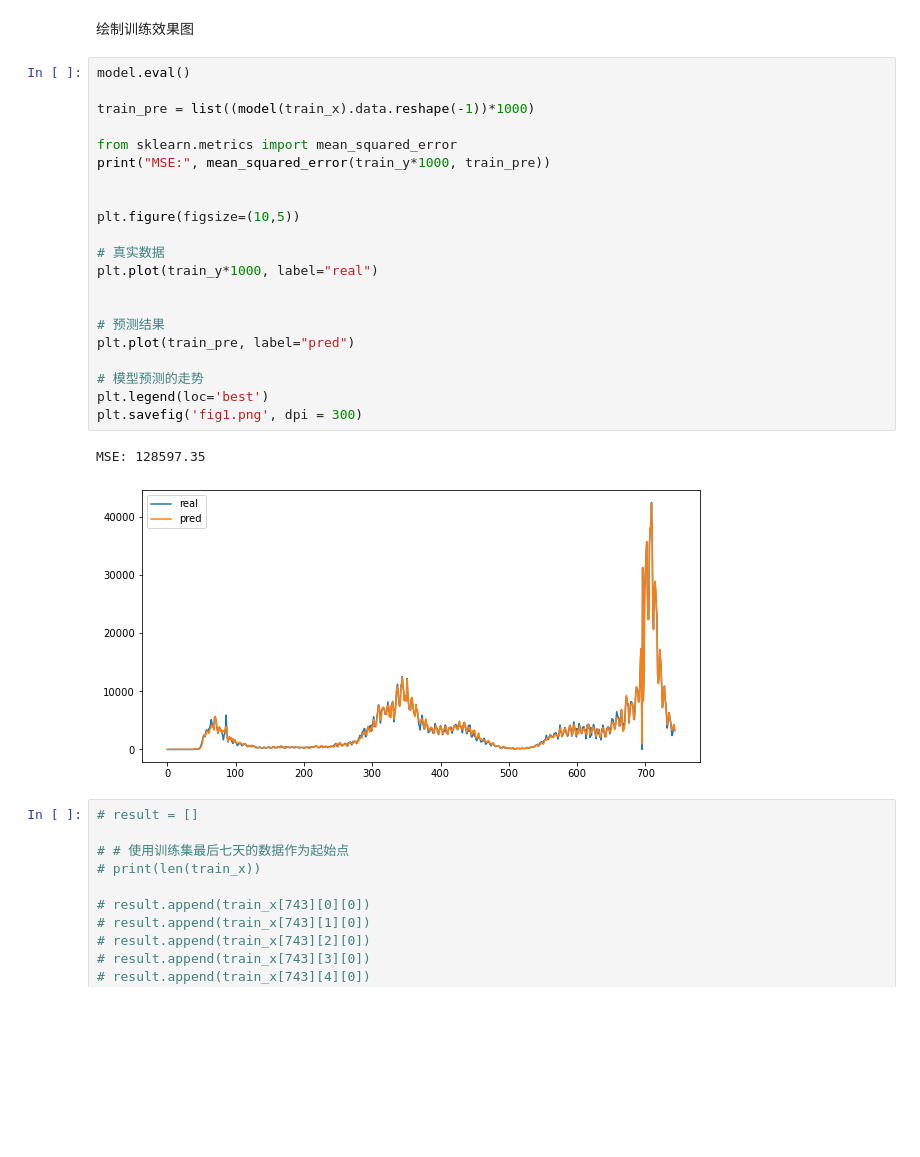
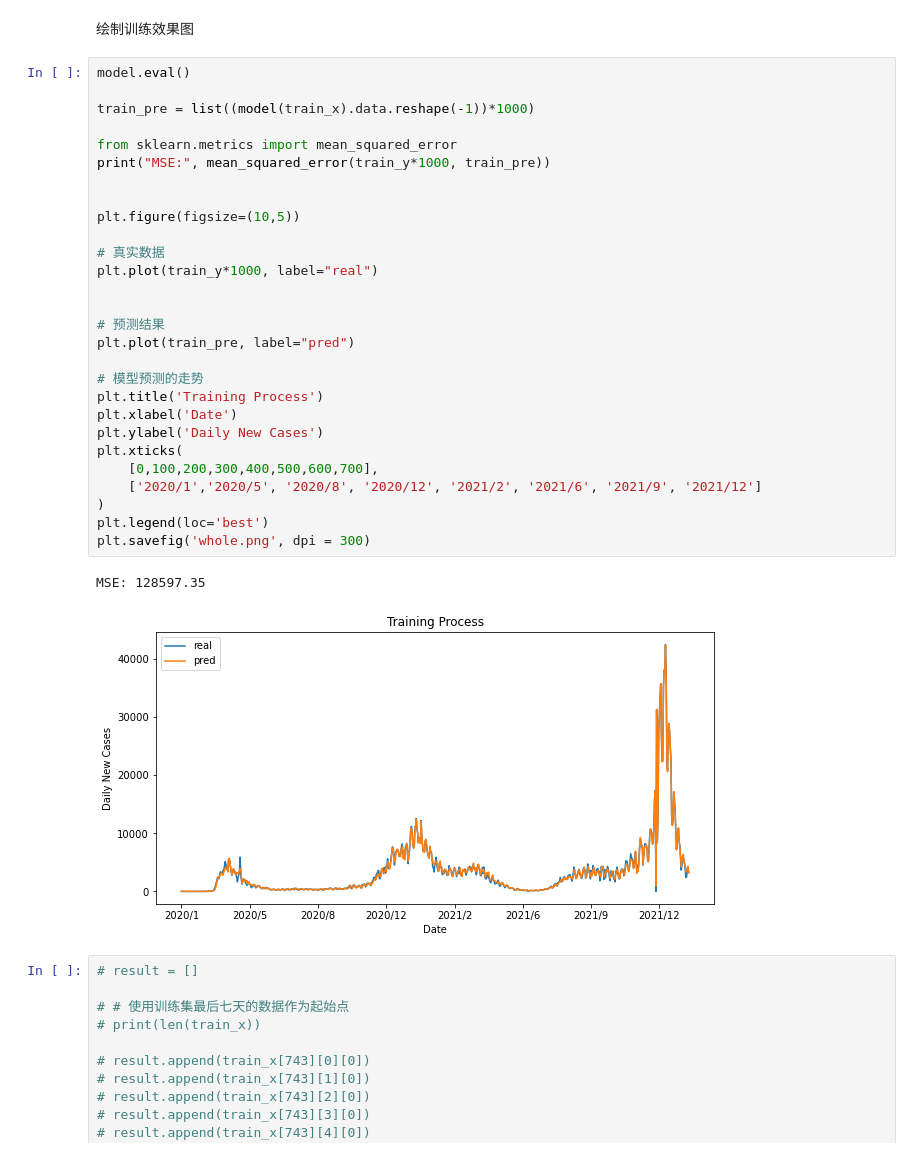
Before and after one commit to GoodrainCN/Covid_Trend, a Jupyter notebook: LSTM2.ipynb, the cells around one changed output. Cells and saved outputs as stored; diff of their text form; blank space fills up the shorter version.

```diff
--- a/LSTM2.ipynb
+++ b/LSTM2.ipynb
@@ -96,27 +96,34 @@ epoch:2980, loss:0.1295120120048523
 # %%
 model.eval()
 
 train_pre = list((model(train_x).data.reshape(-1))*1000)
 
 from sklearn.metrics import mean_squared_error
 print("MSE:", mean_squared_error(train_y*1000, train_pre))
 
 
 plt.figure(figsize=(10,5))
 
 # 真实数据
 plt.plot(train_y*1000, label="real")
 
 
 # 预测结果
 plt.plot(train_pre, label="pred")
 
 # 模型预测的走势
+plt.title('Training Process')
+plt.xlabel('Date')
+plt.ylabel('Daily New Cases')
+plt.xticks(
+    [0,100,200,300,400,500,600,700],
+    ['2020/1','2020/5', '2020/8', '2020/12', '2021/2', '2021/6', '2021/9', '2021/12']
+)
 plt.legend(loc='best')
-plt.savefig('fig1.png', dpi = 300)
+plt.savefig('whole.png', dpi = 300)
 # %% [output]
 MSE: 128597.35
-[figure, old version]
+[figure, new version]
 # %%
 # result = []
 
```
Also changed, not shown: parts of 1 cell of this notebook, 10 other files.
